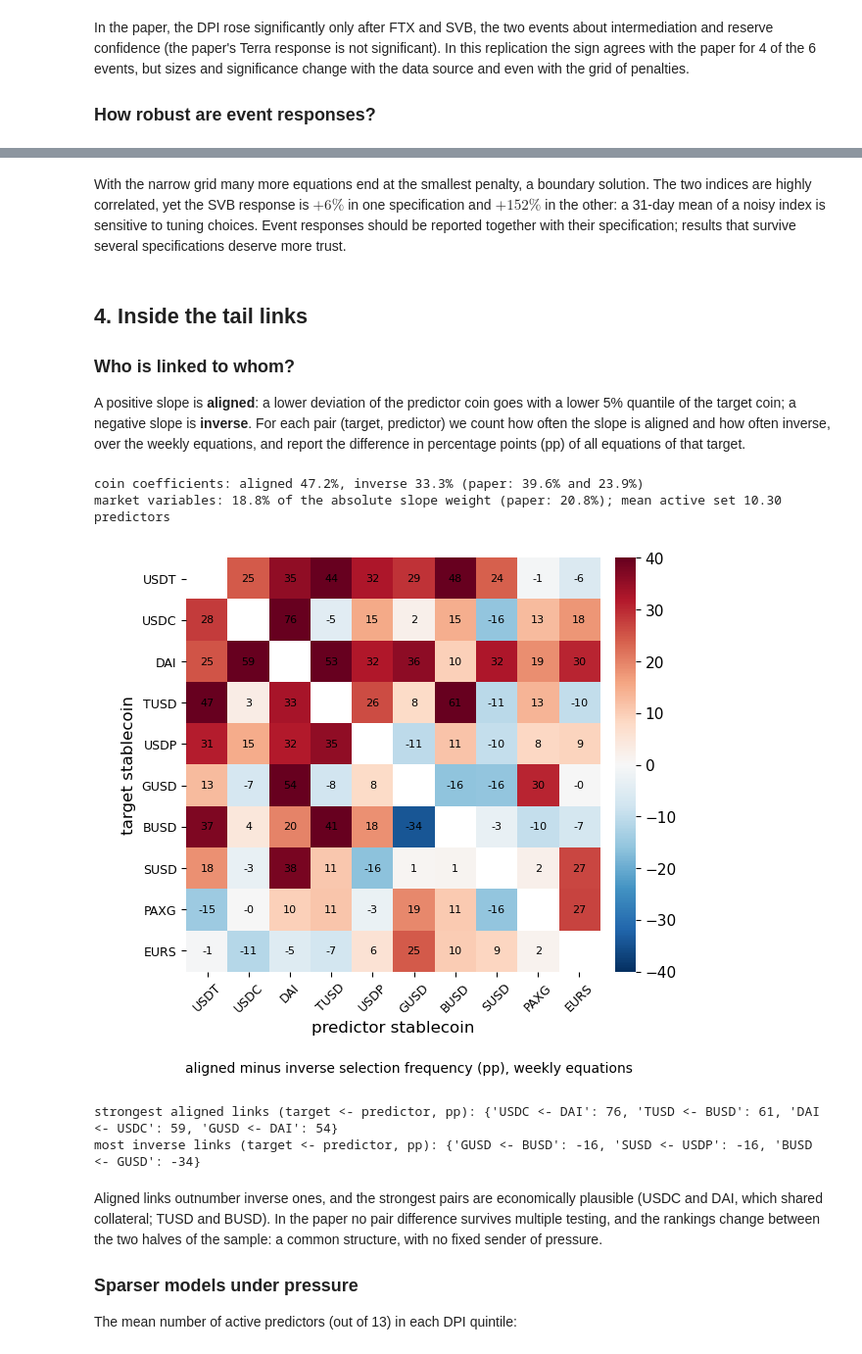
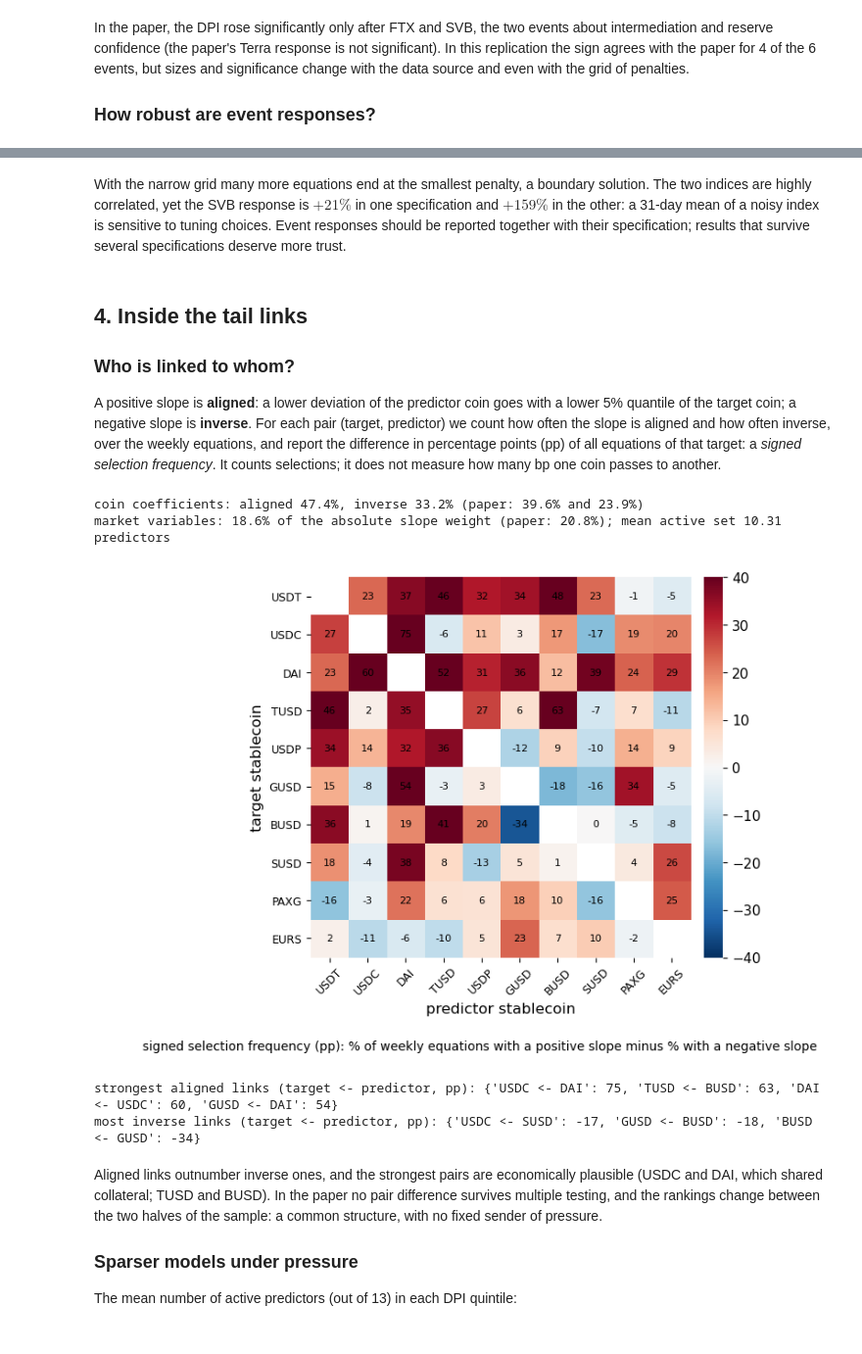
Before and after one commit to danpele/Blockchain-Applications, a Jupyter notebook: notebooks/lecture5_notebook.ipynb, the cells around one changed output, grey strips where cells are left out. Shown at 98% size. Saved outputs shown, nothing was run; the diff lists cells and outputs as text; code cells hidden in the pictures.

```diff
--- a/notebooks/lecture5_notebook.ipynb
+++ b/notebooks/lecture5_notebook.ipynb
@@ -139,13 +141,20 @@ def finish_fig(fig, name, ncol=3, bottom=0.12):
     save_fig(fig, name)
 
 
-ref = {'EURS': daily('EURUSD.FOREX', END), 'PAXG': daily('XAUUSD.FOREX', END)}
+def weekdays(x):
+    """Monday-Friday closes, repeated closes removed."""
+    x = x[x.index.dayofweek < 5]
+    return x[x.diff() != 0]
+
+
+ref = {'EURS': weekdays(daily('EURUSD.FOREX', END)), 'PAXG': weekdays(daily('XAUUSD.FOREX', END))}
 P = pd.DataFrame({c: daily(f'{c}-USD.CC', END) for c in COINS}).reindex(cal).ffill(limit=7)    # past-only fill, at most 7 days
 lr = 1e4 * np.log(P).diff()
 bad = (lr.abs() > 1000) & (-lr.shift(-1) / lr >= 0.9)                                        # bad prints
 FLAGS = pd.DataFrame([(c, t_.date(), P.loc[t_, c], lr.loc[t_, c]) for t_, c in bad.stack()[bad.stack()].index],
                      columns=['coin', 'date', 'close (USD)', 'log return (bp)'])
-P = P.mask(bad).ffill(limit=7)
+P_raw = P.copy()                                                                             # prices as recorded
+P = P.mask(bad).ffill(limit=7)                                                               # retrospective cleaning
 Bm = pd.DataFrame({c: (ref[c].reindex(cal).ffill() if c in ref else pd.Series(1.0, index=cal)) for c in COINS})
 mac = pd.DataFrame({'DXY': daily('DXY.INDX', END), 'VIX': daily('VIX.INDX', END), 'SPX': daily('GSPC.INDX', END),
                     'US1Y': daily('US1Y.GBOND', END)}).reindex(cal).ffill()
@@ -170,6 +179,7 @@ Worked example: EURS at 1.1194 USD while EUR/USD = 1.1202.
 print(f'EURS reference-adjusted deviation: 10^4 (1.1194 / 1.1202 - 1) = {1e4 * (1.1194 / 1.1202 - 1):.1f} bp')
 D = 1e4 * (P / Bm - 1)                       # reference-adjusted signed deviation, bp
 R = 1e4 * np.log(P / Bm).diff()              # reference-adjusted log return, bp
+D_raw = 1e4 * (P_raw / Bm - 1)               # deviations as recorded (no cleaning)
 # %% [output]
 EURS reference-adjusted deviation: 10^4 (1.1194 / 1.1202 - 1) = -7.1 bp
 # %% [markdown]
@@ -327,6 +337,14 @@ Every variable is centred by its window median and divided by $1.4826 \times$ it
 # %%
 WIN, NGRID, LO = 90, 25, 1e-4
 DV, MV, MCOLS = D.values, M.values, list(M.columns)
+DVraw = D_raw.values
+
+
+def window(t_idx):
+    """Deviations of the 90 days before t as known on day t: cleaned, except the last day, which cannot yet be checked."""
+    Y = DV[t_idx - WIN:t_idx].copy()
+    Y[-1] = DVraw[t_idx - 1]
+    return Y
 
 
 def qlasso(X, y, lam, tau=TAU):
@@ -366,21 +384,21 @@ def fit_eq(y, X, lo=LO):
 
 def day(t_idx, blocks=('coin', 'macro'), lo=LO):
     """All coin equations on the window of the 90 days before calendar row t_idx."""
-    w = slice(t_idx - WIN, t_idx)
+    Y = window(t_idx)
     out = {}
     for j, c in enumerate(COINS):
-        y = DV[w, j]
+        y = Y[:, j]
         if np.isnan(y).any():
             continue
         y = (y - np.median(y)) / (1.4826 * np.median(np.abs(y - np.median(y))) or y.std() or 1)
         parts, names = [], []
         if 'coin' in blocks:
             others = [k for k in range(len(COINS)) if k != j]
-            Xc = DV[w][:, others]
+            Xc = Y[:, others]
             ok = ~np.isnan(Xc).any(axis=0)
             parts.append(Xc[:, ok]); names += [COINS[k] for k, o in zip(others, ok) if o]
         if 'macro' in blocks:
-            parts.append(MV[w]); names += MCOLS
+            parts.append(MV[t_idx - WIN:t_idx]); names += MCOLS
         if parts:
             Zs, keep = robust(np.hstack(parts))
             names = [nm for nm, k in zip(names, keep) if k]
@@ -610,5 +629,5 @@ correlation of log DPI, wide vs narrow grid, event-window days: 0.76
 # %% [markdown]
-With the narrow grid many more equations end at the smallest penalty, a boundary solution. The two indices are highly correlated, yet the SVB response is $+6\%$ in one specification and $+152\%$ in the other: a 31-day mean of a noisy index is sensitive to tuning choices.
+With the narrow grid many more equations end at the smallest penalty, a boundary solution. The two indices are highly correlated, yet the SVB response is $+21\%$ in one specification and $+159\%$ in the other: a 31-day mean of a noisy index is sensitive to tuning choices.
 Event responses should be reported together with their specification; results that survive several specifications deserve more trust.
 # %% [markdown]
 ## 4. Inside the tail links
@@ -616,7 +635,7 @@ Event responses should be reported together with their specification; results th
 ### Who is linked to whom?
 
 A positive slope is **aligned**: a lower deviation of the predictor coin goes with a lower 5% quantile of the target coin; a negative slope is **inverse**.
-For each pair (target, predictor) we count how often the slope is aligned and how often inverse, over the weekly equations, and report the difference in percentage points (pp) of all equations of that target.
+For each pair (target, predictor) we count how often the slope is aligned and how often inverse, over the weekly equations, and report the difference in percentage points (pp) of all equations of that target: a *signed selection frequency*. It counts selections; it does not measure how many bp one coin passes to another.
 # %%
 wres = {i: res[i] for i in weekly}
 A = pd.DataFrame(0.0, index=COINS, columns=COINS); I_ = A.copy(); N_ = A.copy()
@@ -631,39 +650,39 @@ for o in wres.values():
             mac_w.append(sum(abs(cf.get(m, 0)) for m in MCOLS) / s_all)
         for k in COINS:
             if k == c:
                 continue
             N_.loc[c, k] += 1
             x = cf.get(k, 0.0)
             A.loc[c, k] += x > 1e-8; I_.loc[c, k] += x < -1e-8
             if k in cf:
                 tot += 1; pos += x > 1e-8; neg += x < -1e-8
 Lk = 100 * (A - I_) / N_.replace(0, np.nan)
 print(f'coin coefficients: aligned {100 * pos / tot:.1f}%, inverse {100 * neg / tot:.1f}% (paper: 39.6% and 23.9%)')
 print(f'market variables: {100 * np.mean(mac_w):.1f}% of the absolute slope weight (paper: 20.8%); mean active set {np.mean(act):.2f} predictors')
 
 fig, ax = plt.subplots(figsize=(8, 5.6))
 im = ax.imshow(Lk.values, cmap='RdBu_r', vmin=-40, vmax=40)
 for a in range(len(COINS)):
     for b in range(len(COINS)):
         if a != b:
             ax.text(b, a, f'{Lk.values[a, b]:.0f}', ha='center', va='center', fontsize=8)
 ax.set_xticks(range(len(COINS))); ax.set_xticklabels(COINS, fontsize=9, rotation=45)
 ax.set_yticks(range(len(COINS))); ax.set_yticklabels(COINS, fontsize=9)
 ax.set_xlabel('predictor stablecoin'); ax.set_ylabel('target stablecoin')
 for sp in ax.spines.values():
     sp.set_visible(False)
 cb = fig.colorbar(im, ax=ax, pad=0.02); cb.outline.set_visible(False)
-ax.plot([], [], color='none', label='aligned minus inverse selection frequency (pp), weekly equations')
+ax.plot([], [], color='none', label='signed selection frequency (pp): % of weekly equations with a positive slope minus % with a negative slope')
 finish_fig(fig, 'ba_l5_links', ncol=1, bottom=0.06)
 top = Lk.stack().sort_values(ascending=False)
 print('strongest aligned links (target <- predictor, pp):', {f'{a} <- {b}': round(v) for (a, b), v in top.head(4).items()})
 print('most inverse links (target <- predictor, pp):', {f'{a} <- {b}': round(v) for (a, b), v in top.tail(3).items()})
 # %% [output]
-coin coefficients: aligned 47.2%, inverse 33.3% (paper: 39.6% and 23.9%)
-market variables: 18.8% of the absolute slope weight (paper: 20.8%); mean active set 10.30 predictors
+coin coefficients: aligned 47.4%, inverse 33.2% (paper: 39.6% and 23.9%)
+market variables: 18.6% of the absolute slope weight (paper: 20.8%); mean active set 10.31 predictors
-[figure, old version]
+[figure, new version]
-strongest aligned links (target <- predictor, pp): {'USDC <- DAI': 76, 'TUSD <- BUSD': 61, 'DAI <- USDC': 59, 'GUSD <- DAI': 54}
-most inverse links (target <- predictor, pp): {'GUSD <- BUSD': -16, 'SUSD <- USDP': -16, 'BUSD <- GUSD': -34}
+strongest aligned links (target <- predictor, pp): {'USDC <- DAI': 75, 'TUSD <- BUSD': 63, 'DAI <- USDC': 60, 'GUSD <- DAI': 54}
+most inverse links (target <- predictor, pp): {'USDC <- SUSD': -17, 'GUSD <- BUSD': -18, 'BUSD <- GUSD': -34}
 # %% [markdown]
 Aligned links outnumber inverse ones, and the strongest pairs are economically plausible (USDC and DAI, which shared collateral; TUSD and BUSD).
 In the paper no pair difference survives multiple testing, and the rankings change between the two halves of the sample: a common structure, with no fixed sender of pressure.
```
Also changed, not shown: parts of 23 cells of this notebook, 14 other files.
